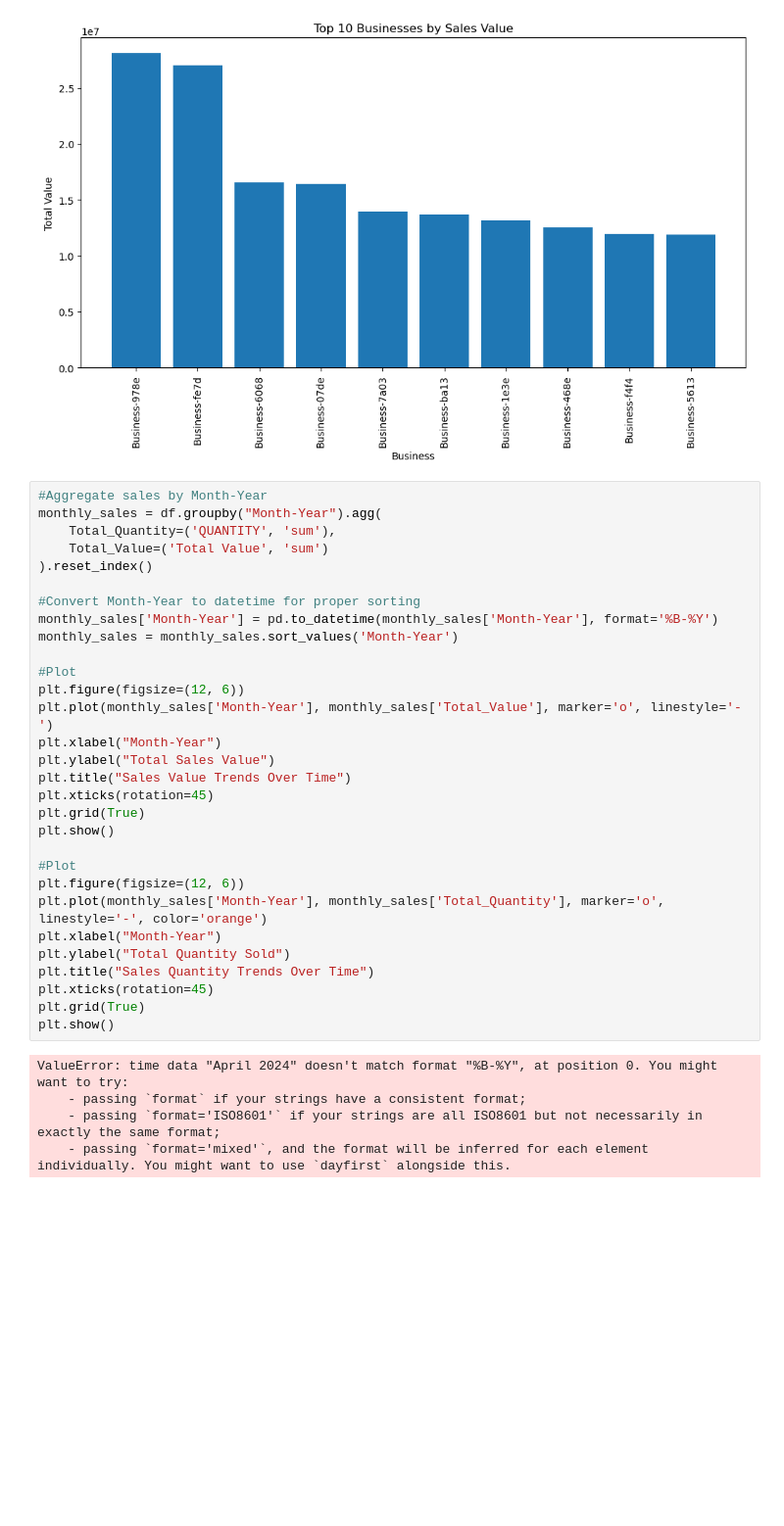
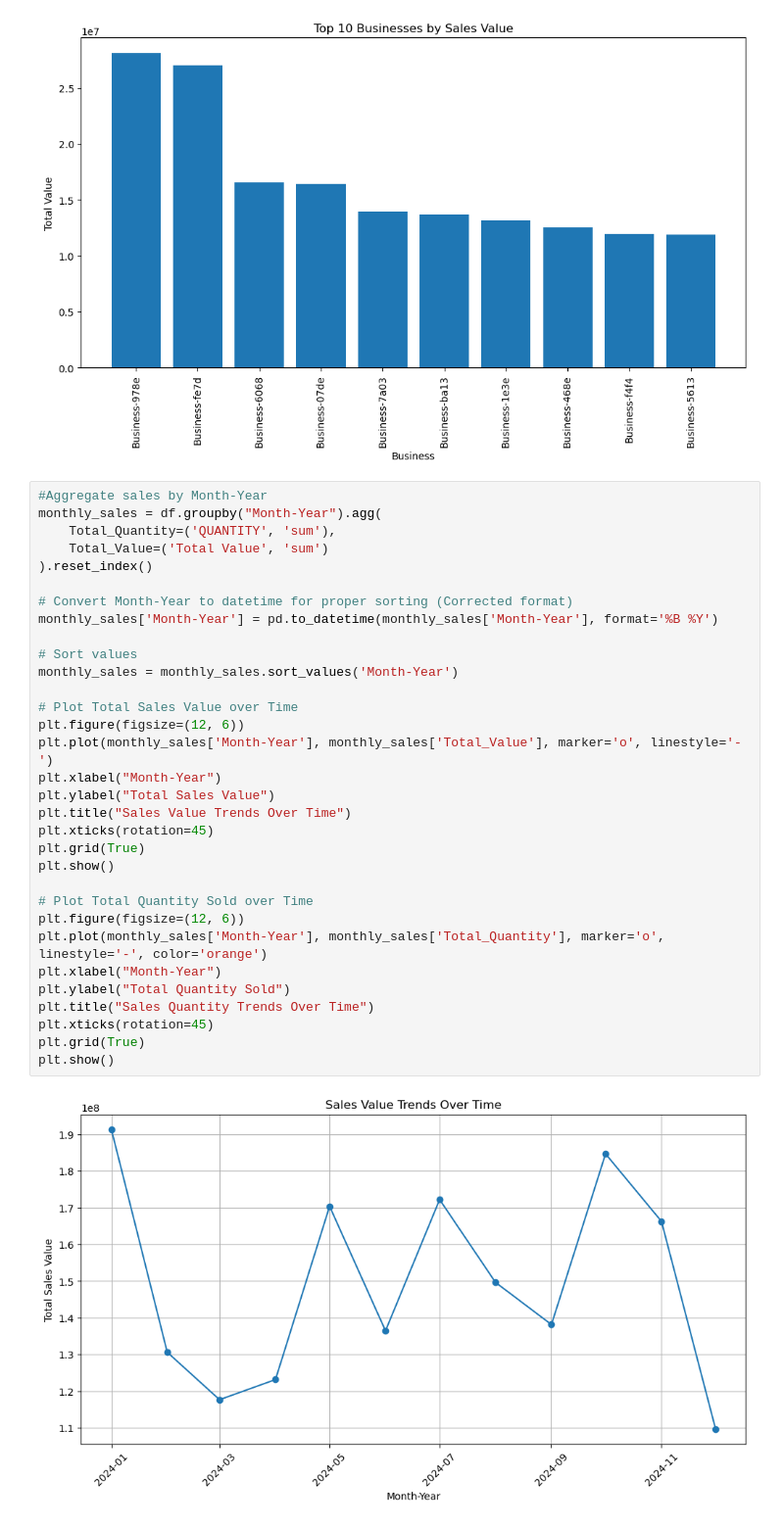
Before and after one commit to mine-martin-12/Data-Analyst-Assessment, a Jupyter notebook: kwanza_tukule_data.ipynb, the cells around one changed output. Shown at 98% size. Saved outputs shown, nothing was run; the diff lists cells and outputs as text; blank space fills up the shorter version.

```diff
--- a/kwanza_tukule_data.ipynb
+++ b/kwanza_tukule_data.ipynb
@@ -270,35 +270,34 @@ plt.show()
 # %%
 #Aggregate sales by Month-Year
 monthly_sales = df.groupby("Month-Year").agg(
     Total_Quantity=('QUANTITY', 'sum'),
     Total_Value=('Total Value', 'sum')
 ).reset_index()
 
-#Convert Month-Year to datetime for proper sorting
-monthly_sales['Month-Year'] = pd.to_datetime(monthly_sales['Month-Year'], format='%B-%Y')
+# Convert Month-Year to datetime for proper sorting (Corrected format)
+monthly_sales['Month-Year'] = pd.to_datetime(monthly_sales['Month-Year'], format='%B %Y')
+
+# Sort values
 monthly_sales = monthly_sales.sort_values('Month-Year')
 
-#Plot
+# Plot Total Sales Value over Time
 plt.figure(figsize=(12, 6))
 plt.plot(monthly_sales['Month-Year'], monthly_sales['Total_Value'], marker='o', linestyle='-')
 plt.xlabel("Month-Year")
 plt.ylabel("Total Sales Value")
 plt.title("Sales Value Trends Over Time")
 plt.xticks(rotation=45)
 plt.grid(True)
 plt.show()
 
-#Plot
+# Plot Total Quantity Sold over Time
 plt.figure(figsize=(12, 6))
 plt.plot(monthly_sales['Month-Year'], monthly_sales['Total_Quantity'], marker='o', linestyle='-', color='orange')
 plt.xlabel("Month-Year")
 plt.ylabel("Total Quantity Sold")
 plt.title("Sales Quantity Trends Over Time")
 plt.xticks(rotation=45)
 plt.grid(True)
 plt.show()
 # %% [output]
-ValueError: time data "April 2024" doesn't match format "%B-%Y", at position 0. You might want to try:
-    - passing `format` if your strings have a consistent format;
-    - passing `format='ISO8601'` if your strings are all ISO8601 but not necessarily in exactly the same format;
-    - passing `format='mixed'`, and the format will be inferred for each element individually. You might want to use `dayfirst` alongside this.
+[figure, added]
```
Also changed, not shown: parts of 1 cell of this notebook.
